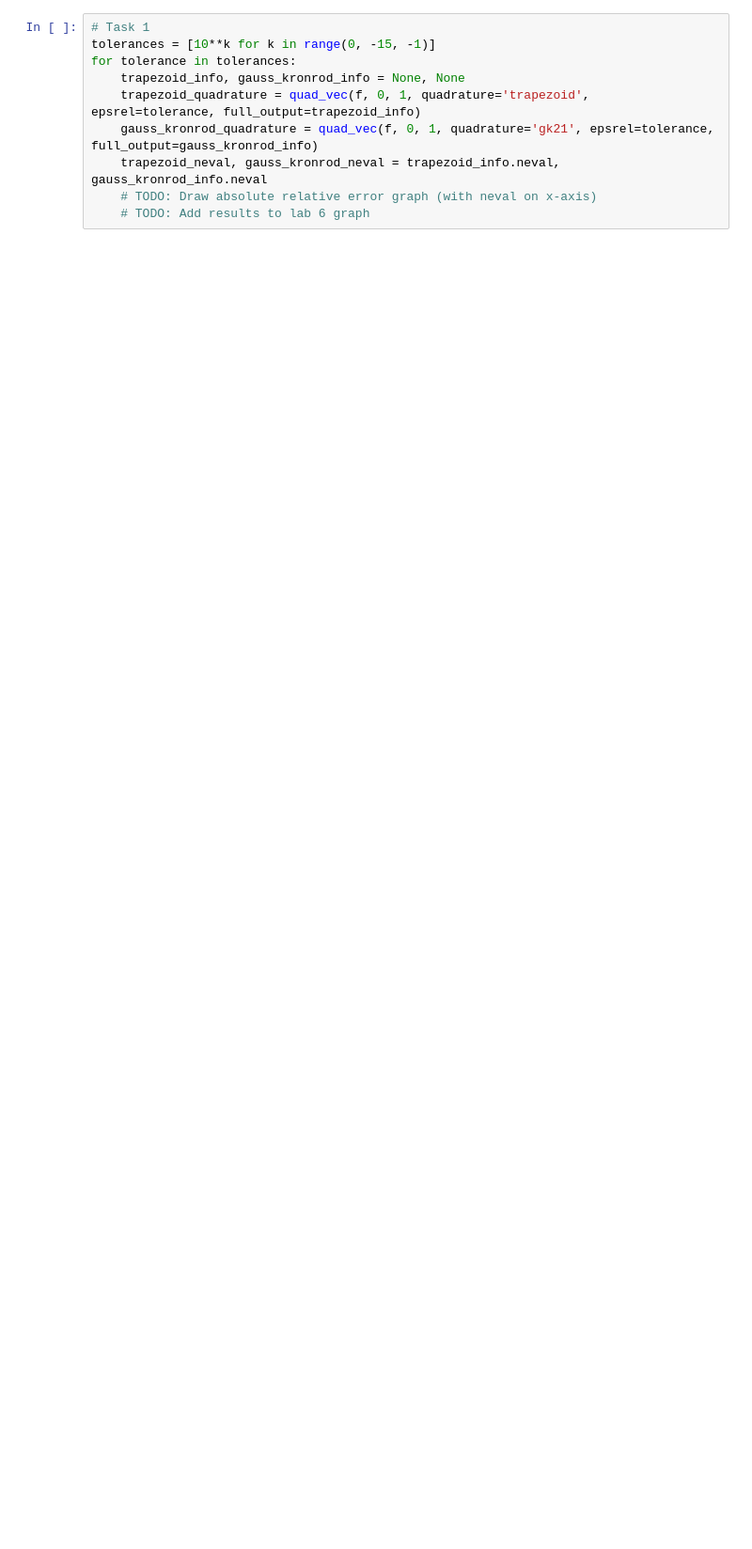
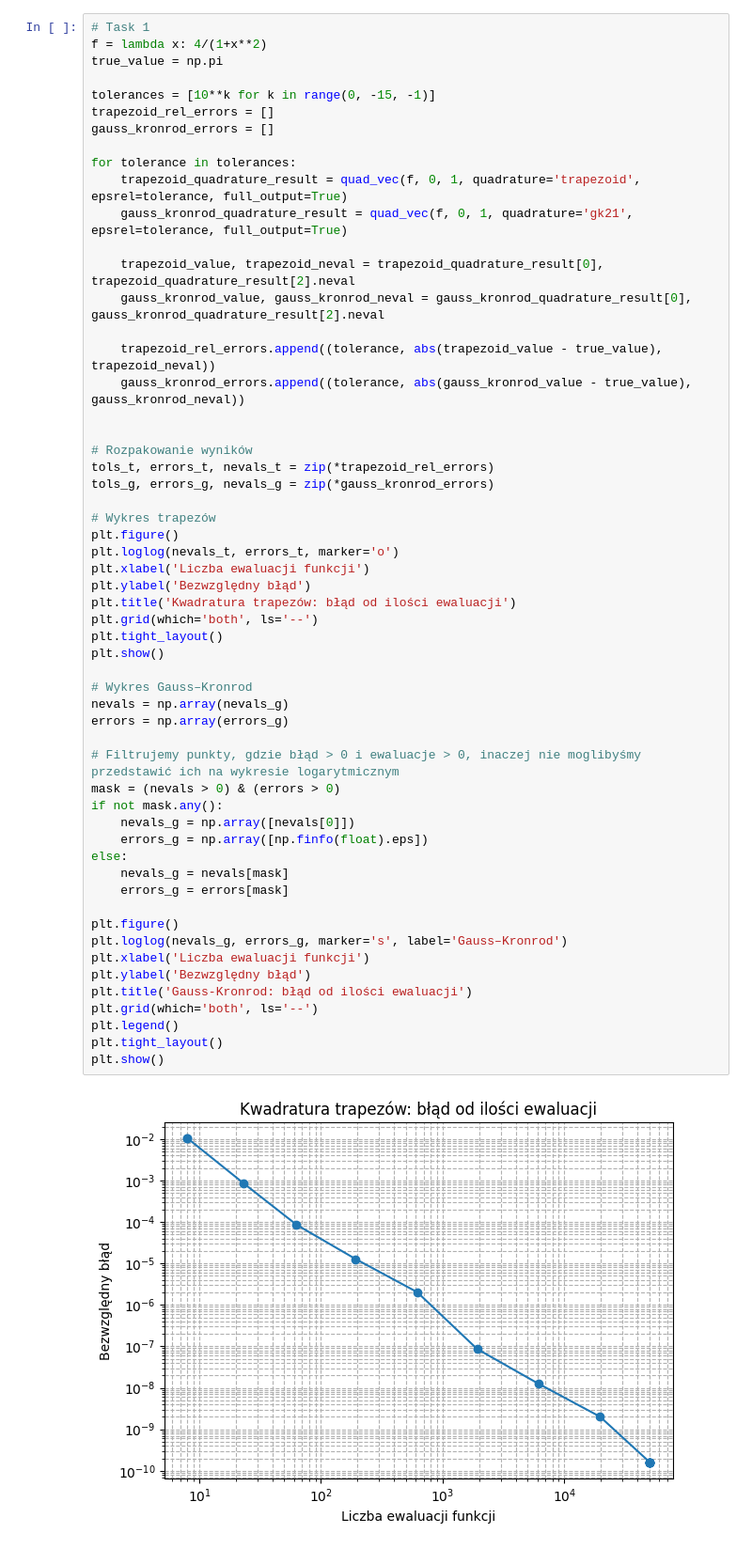
Before and after one commit to FalcO0O/MOWNiT, a Jupyter notebook: Lab_7/main.ipynb, the cells around one changed output. Shown: that part at 94% size. Saved outputs shown, nothing was run; the diff lists cells and outputs as text; blank space fills up the shorter version.

```diff
--- a/Lab_7/main.ipynb
+++ b/Lab_7/main.ipynb
@@ -17,10 +5,58 @@ h_real_integral = 1/np.sqrt(a)*(np.arctan(0.7/np.sqrt(a))+np.arctan(0.3/np.sqrt(
 # %%
 # Task 1
+f = lambda x: 4/(1+x**2)
+true_value = np.pi
+
 tolerances = [10**k for k in range(0, -15, -1)]
+trapezoid_rel_errors = []
+gauss_kronrod_errors = []
+
 for tolerance in tolerances:
-    trapezoid_info, gauss_kronrod_info = None, None
-    trapezoid_quadrature = quad_vec(f, 0, 1, quadrature='trapezoid', epsrel=tolerance, full_output=trapezoid_info)
-    gauss_kronrod_quadrature = quad_vec(f, 0, 1, quadrature='gk21', epsrel=tolerance, full_output=gauss_kronrod_info)
-    trapezoid_neval, gauss_kronrod_neval = trapezoid_info.neval, gauss_kronrod_info.neval
-    # TODO: Draw absolute relative error graph (with neval on x-axis)
-    # TODO: Add results to lab 6 graph
+    trapezoid_quadrature_result = quad_vec(f, 0, 1, quadrature='trapezoid', epsrel=tolerance, full_output=True)
+    gauss_kronrod_quadrature_result = quad_vec(f, 0, 1, quadrature='gk21', epsrel=tolerance, full_output=True)
+
+    trapezoid_value, trapezoid_neval = trapezoid_quadrature_result[0], trapezoid_quadrature_result[2].neval
+    gauss_kronrod_value, gauss_kronrod_neval = gauss_kronrod_quadrature_result[0], gauss_kronrod_quadrature_result[2].neval
+
+    trapezoid_rel_errors.append((tolerance, abs(trapezoid_value - true_value), trapezoid_neval))
+    gauss_kronrod_errors.append((tolerance, abs(gauss_kronrod_value - true_value), gauss_kronrod_neval))
+
+
+# Rozpakowanie wyników
+tols_t, errors_t, nevals_t = zip(*trapezoid_rel_errors)
+tols_g, errors_g, nevals_g = zip(*gauss_kronrod_errors)
+
+# Wykres trapezów
+plt.figure()
+plt.loglog(nevals_t, errors_t, marker='o')
+plt.xlabel('Liczba ewaluacji funkcji')
+plt.ylabel('Bezwzględny błąd')
+plt.title('Kwadratura trapezów: błąd od ilości ewaluacji')
+plt.grid(which='both', ls='--')
+plt.tight_layout()
+plt.show()
+
+# Wykres Gauss–Kronrod
+nevals = np.array(nevals_g)
+errors = np.array(errors_g)
+
+# Filtrujemy punkty, gdzie błąd > 0 i ewaluacje > 0, inaczej nie moglibyśmy przedstawić ich na wykresie logarytmicznym
+mask = (nevals > 0) & (errors > 0)
+if not mask.any():
+    nevals_g = np.array([nevals[0]])
+    errors_g = np.array([np.finfo(float).eps])
+else:
+    nevals_g = nevals[mask]
+    errors_g = errors[mask]
+
+plt.figure()
+plt.loglog(nevals_g, errors_g, marker='s', label='Gauss–Kronrod')
+plt.xlabel('Liczba ewaluacji funkcji')
+plt.ylabel('Bezwzględny błąd')
+plt.title('Gauss-Kronrod: błąd od ilości ewaluacji')
+plt.grid(which='both', ls='--')
+plt.legend()
+plt.tight_layout()
+plt.show()
+# %% [output]
+[figure, added]
```
Also changed, not shown: parts of 4 cells of this notebook.
